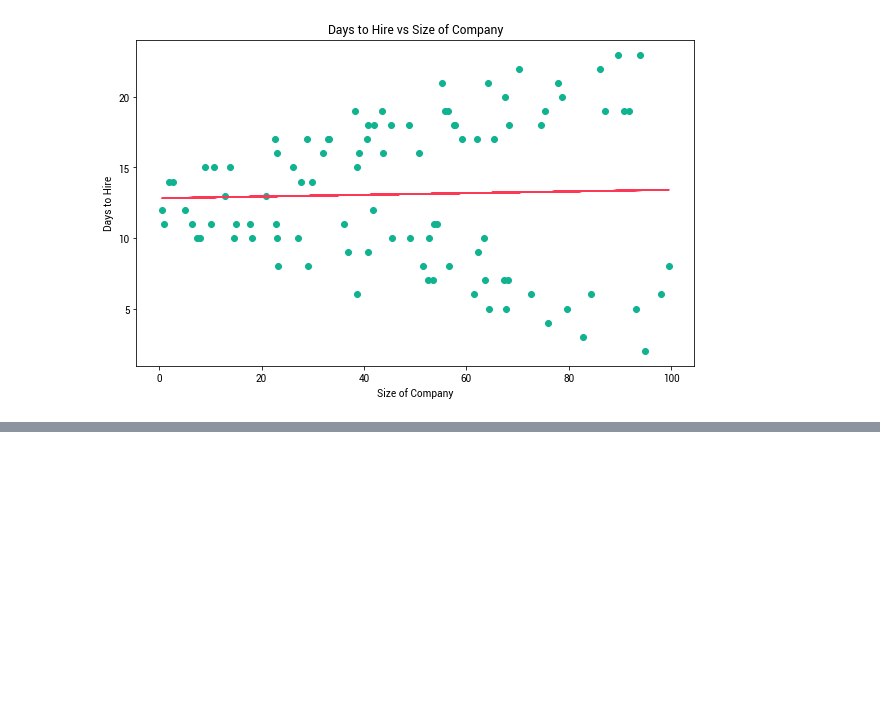
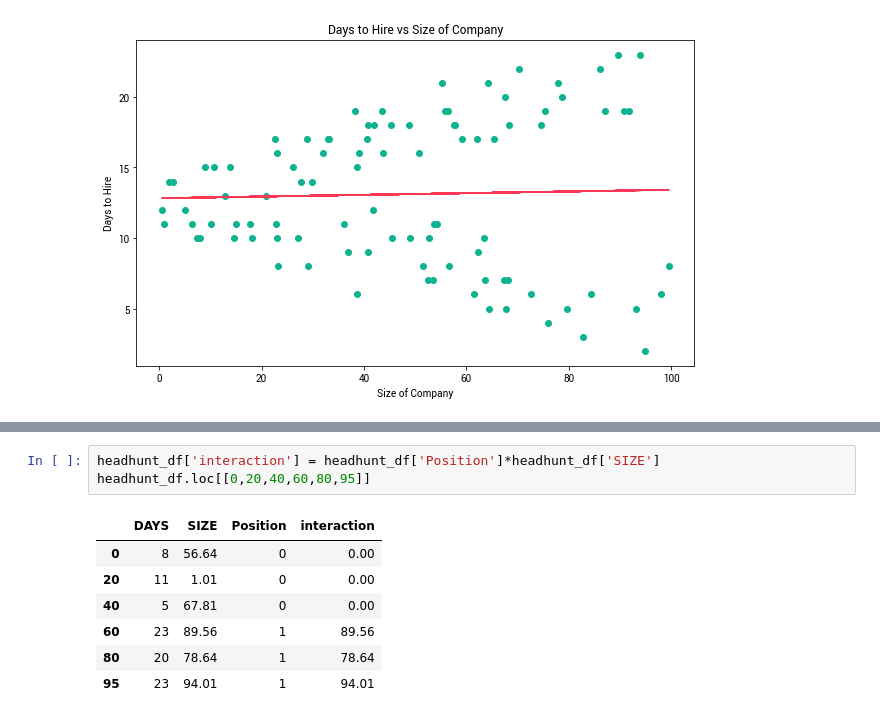
Before and after one commit to magtanggol03/dec130, a Jupyter notebook: notebooks/01 Regression Analysis.ipynb, the cells around one changed output, grey strips where cells are left out. Drawn from its saved outputs; the diff is of its cells as text; blank space fills up the shorter version.

```diff
--- a/notebooks/01 Regression Analysis.ipynb
+++ b/notebooks/01 Regression Analysis.ipynb
@@ -280,3 +296,14 @@ headhunt_df.head()
+# %%
+headhunt_df['interaction'] = headhunt_df['Position']*headhunt_df['SIZE']
+headhunt_df.loc[[0,20,40,60,80,95]]
+# %% [output]
+|  | DAYS | SIZE | Position | interaction |
+| 0 | 8 | 56.64 | 0 | 0.00 |
+| 20 | 11 | 1.01 | 0 | 0.00 |
+| 40 | 5 | 67.81 | 0 | 0.00 |
+| 60 | 23 | 89.56 | 1 | 89.56 |
+| 80 | 20 | 78.64 | 1 | 78.64 |
+| 95 | 23 | 94.01 | 1 | 94.01 |
 # %%
 hh_model = sm.OLS(headhunt_df['DAYS'], sm.add_constant(headhunt_df.drop('DAYS', axis = 1))).fit()
 hh_model.summary()
```
Also changed, not shown: parts of 11 cells of this notebook, 2 other files.
